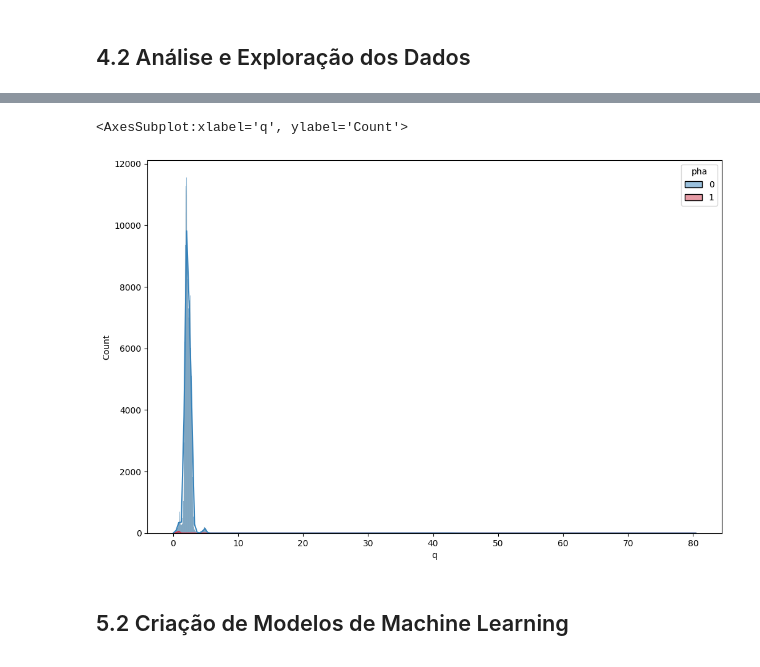
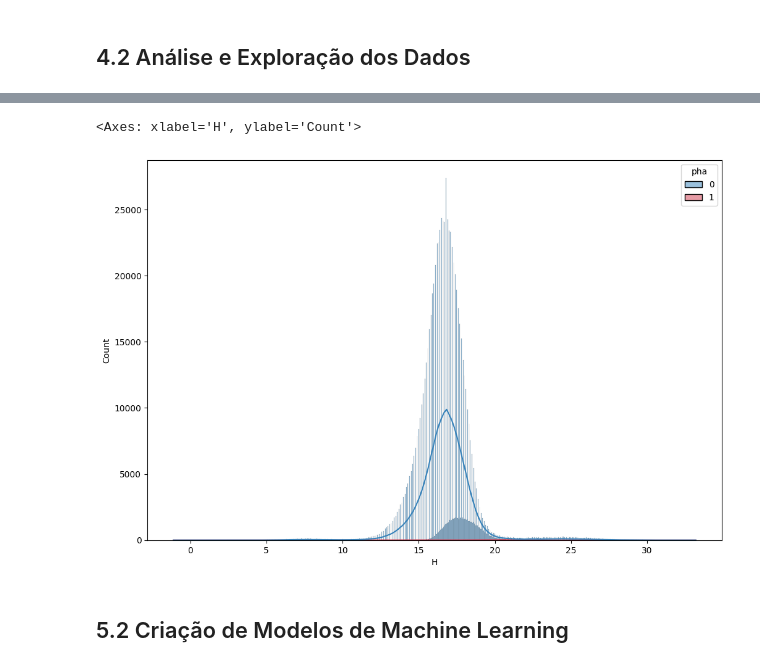
Before and after one commit to barauna-lo/Code_Library, a Jupyter notebook: TCC_PUCMinas.ipynb, the cells around one changed output, grey strips where cells are left out. Saved outputs shown, nothing was run; the diff lists cells and outputs as text; code cells hidden in the pictures.

```diff
--- a/TCC_PUCMinas.ipynb
+++ b/TCC_PUCMinas.ipynb
@@ -813,21 +805,10 @@ KeyboardInterrupt:
-# %%
-plt.figure(figsize=(12,8),dpi=100)
-#plt.subplot(2,2,1)
-sns.histplot(data=data,x='q',kde=True,hue='pha',palette=div_colors)
-
-# colunas = ['a', 'e', 'i', 'om']#, 'w', 'q', 'ad', 'per_y', 'H', 'neo',  'moid',
-#        #'n', 'per', 'ma']
-# plt.figure(figsize=(16,10),dpi=100)
-# b=1
-# for i in range(len(colunas)):
-#     plt.subplot(4,4,b)
-#     #plt.ylabel(i)
-#     #sns.barplot(data=data,x='pha',y=i,palette=div_colors)
-#     sns.histplot(data=data,x='a',kde=True,hue='pha',palette=div_colors)
-#     b+=1
-# %% [output]
-<AxesSubplot:xlabel='q', ylabel='Count'>
-[figure, removed]
+# %%
+plt.figure(figsize=(12,8),dpi=100)
+#plt.subplot(2,2,1)
+sns.histplot(data=data,x='H',kde=True,hue='pha',palette=div_colors)
+# %% [output]
+<Axes: xlabel='H', ylabel='Count'>
+[figure, added]
 # %% [markdown]
 ## 5.2 Criação de Modelos de Machine Learning
 # %% [markdown]
```
Also changed, not shown: parts of 13 cells of this notebook.
